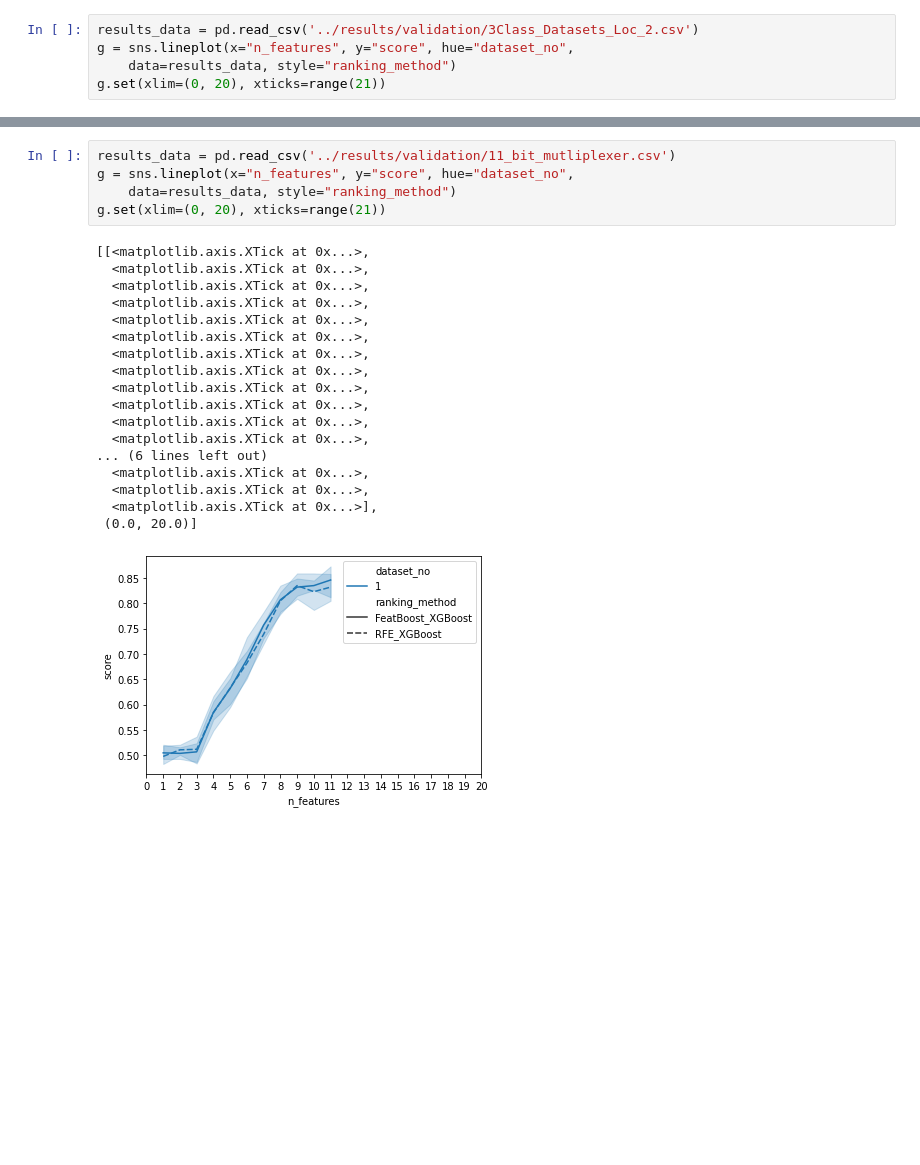
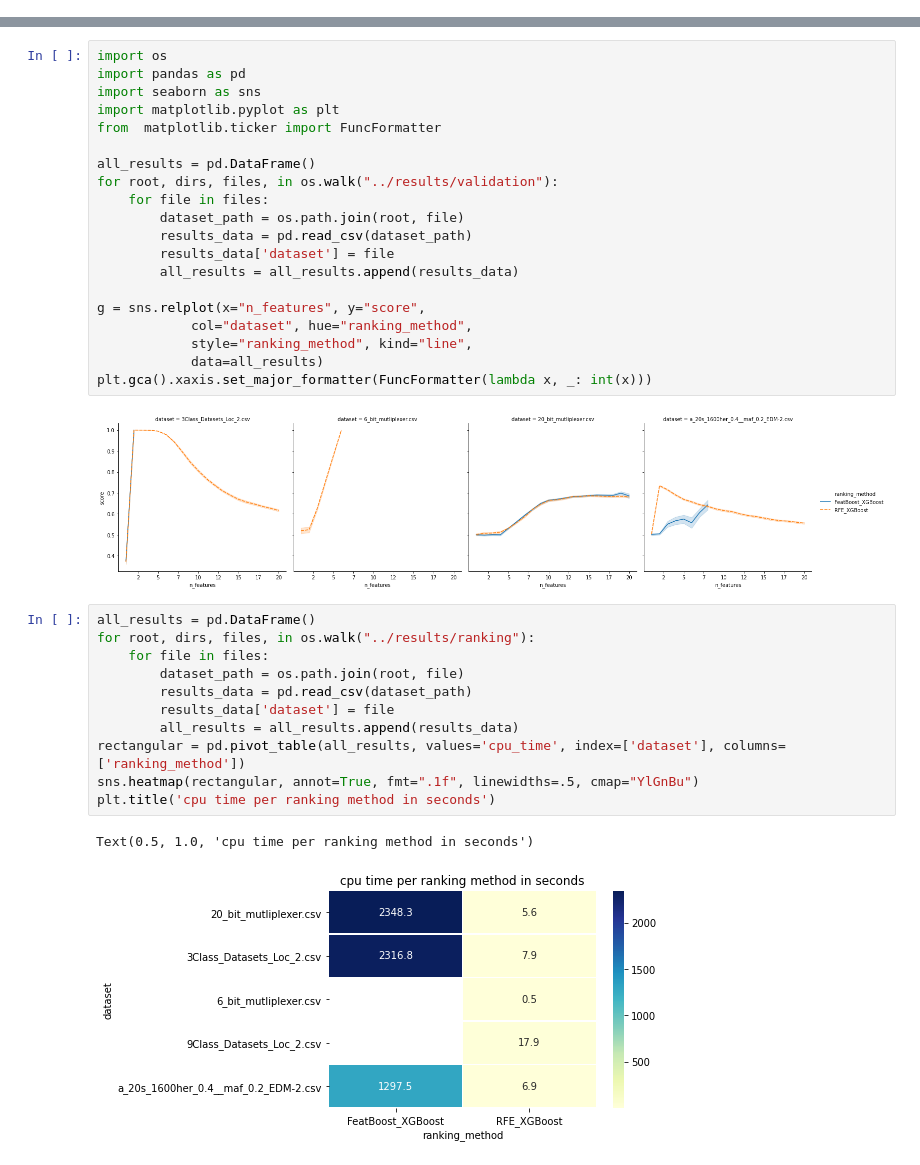
Before and after one commit to dunnkers/feature-selection, a Jupyter notebook: analysis/analyze-results.ipynb, the cells around one changed output, grey strips where cells are left out. Drawn from its saved outputs; the diff is of its cells as text; blank space fills up the shorter version.

Commit message:
Analyze *all* datasets ✨

```diff
--- a/analysis/analyze-results.ipynb
+++ b/analysis/analyze-results.ipynb
@@ -4,5 +0,0 @@ import seaborn as sns
-# %%
-results_data = pd.read_csv('../results/validation/3Class_Datasets_Loc_2.csv')
-g = sns.lineplot(x="n_features", y="score", hue="dataset_no",
-    data=results_data, style="ranking_method")
-g.set(xlim=(0, 20), xticks=range(21))
@@ -28,24 +1,36 @@ g.set(xlim=(0, 20), xticks=range(21))
-# %%
-results_data = pd.read_csv('../results/validation/11_bit_mutliplexer.csv')
-g = sns.lineplot(x="n_features", y="score", hue="dataset_no",
-    data=results_data, style="ranking_method")
-g.set(xlim=(0, 20), xticks=range(21))
-# %% [output]
-[[<matplotlib.axis.XTick at 0x...>,
-  <matplotlib.axis.XTick at 0x...>,
-  <matplotlib.axis.XTick at 0x...>,
-  <matplotlib.axis.XTick at 0x...>,
-  <matplotlib.axis.XTick at 0x...>,
-  <matplotlib.axis.XTick at 0x...>,
-  <matplotlib.axis.XTick at 0x...>,
-  <matplotlib.axis.XTick at 0x...>,
-  <matplotlib.axis.XTick at 0x...>,
-  <matplotlib.axis.XTick at 0x...>,
-  <matplotlib.axis.XTick at 0x...>,
-  <matplotlib.axis.XTick at 0x...>,
-... (6 lines left out)
-  <matplotlib.axis.XTick at 0x...>,
-  <matplotlib.axis.XTick at 0x...>,
-  <matplotlib.axis.XTick at 0x...>],
- (0.0, 20.0)]
-[figure, removed]
+# %%
+import os
+import pandas as pd
+import seaborn as sns
+import matplotlib.pyplot as plt
+from  matplotlib.ticker import FuncFormatter
+
+all_results = pd.DataFrame()
+for root, dirs, files, in os.walk("../results/validation"):
+    for file in files:
+        dataset_path = os.path.join(root, file)
+        results_data = pd.read_csv(dataset_path)
+        results_data['dataset'] = file
+        all_results = all_results.append(results_data)
+
+g = sns.relplot(x="n_features", y="score",
+            col="dataset", hue="ranking_method",
+            style="ranking_method", kind="line",
+            data=all_results)
+plt.gca().xaxis.set_major_formatter(FuncFormatter(lambda x, _: int(x)))
+# %% [output]
+[figure, added]
+# %%
+all_results = pd.DataFrame()
+for root, dirs, files, in os.walk("../results/ranking"):
+    for file in files:
+        dataset_path = os.path.join(root, file)
+        results_data = pd.read_csv(dataset_path)
+        results_data['dataset'] = file
+        all_results = all_results.append(results_data)
+rectangular = pd.pivot_table(all_results, values='cpu_time', index=['dataset'], columns=['ranking_method'])
+sns.heatmap(rectangular, annot=True, fmt=".1f", linewidths=.5, cmap="YlGnBu")
+plt.title('cpu time per ranking method in seconds')
+# %% [output]
+Text(0.5, 1.0, 'cpu time per ranking method in seconds')
+[figure, added]
```
Also changed, not shown: parts of 2 cells of this notebook, 2 other files.
